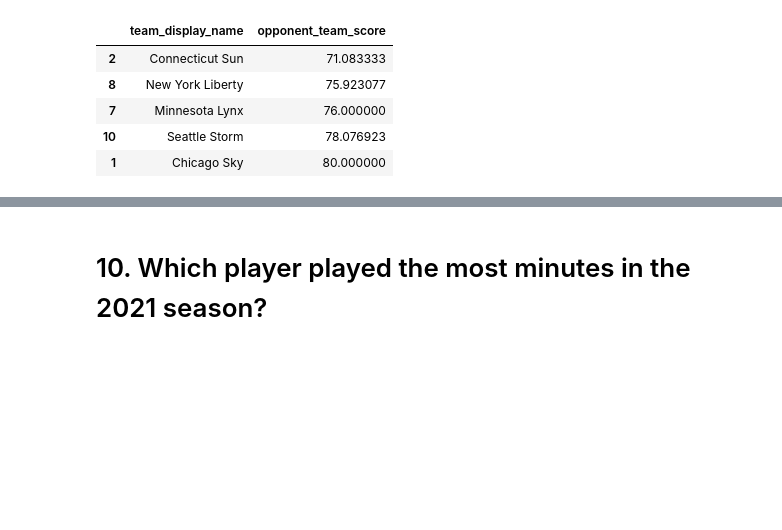
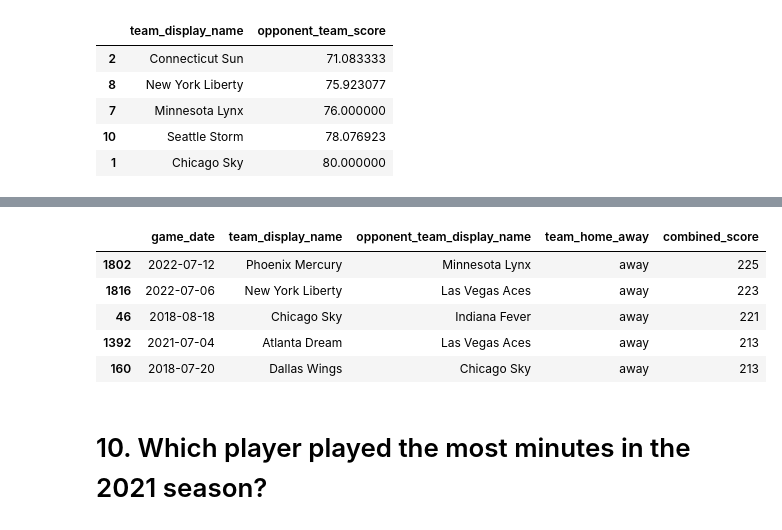
Before and after one commit to MIDS2024-Capstone-HoopIQ/project, a Jupyter notebook: test_questions_answers.ipynb, the cells around one changed output, grey strips where cells are left out. Cells and saved outputs as stored; diff of their text form; code cells hidden in the pictures; blank space fills up the shorter version.

```diff
--- a/test_questions_answers.ipynb
+++ b/test_questions_answers.ipynb
@@ -141,3 +166,20 @@ question_8_df.head()
+# %%
+question_9_df = question_9_df.drop_duplicates(subset='game_id')
+# %%
+question_9_df = question_9_df.drop(columns=['team_score', 'opponent_team_score', 'game_id'])
+# %%
+question_9_df = question_9_df[~question_9_df['team_display_name'].str.contains('Team')]
+# %%
+question_9_df = question_9_df.sort_values(by='combined_score', ascending=False)
+# %%
+question_9_df.head()
+# %% [output]
+|  | game_date | team_display_name | opponent_team_display_name | team_home_away | combined_score |
+| 1802 | 2022-07-12 | Phoenix Mercury | Minnesota Lynx | away | 225 |
+| 1816 | 2022-07-06 | New York Liberty | Las Vegas Aces | away | 223 |
+| 46 | 2018-08-18 | Chicago Sky | Indiana Fever | away | 221 |
+| 1392 | 2021-07-04 | Atlanta Dream | Las Vegas Aces | away | 213 |
+| 160 | 2018-07-20 | Dallas Wings | Chicago Sky | away | 213 |
 # %% [markdown]
 # 10. Which player played the most minutes in the 2021 season?
 # %%
```
Also changed, not shown: parts of 63 cells of this notebook.
